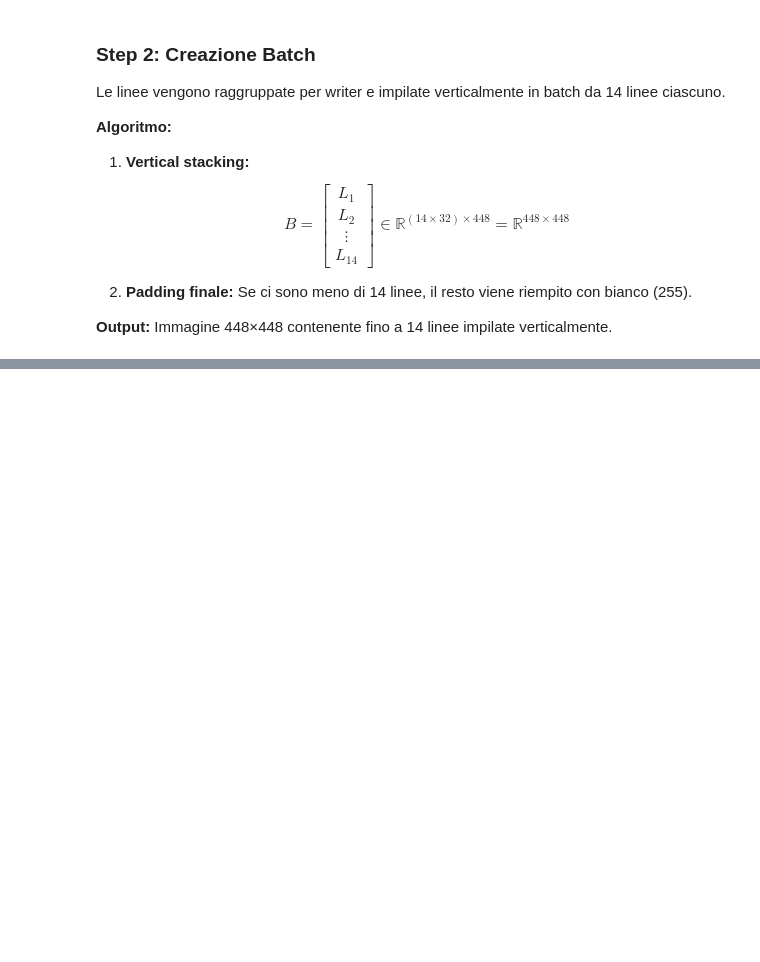
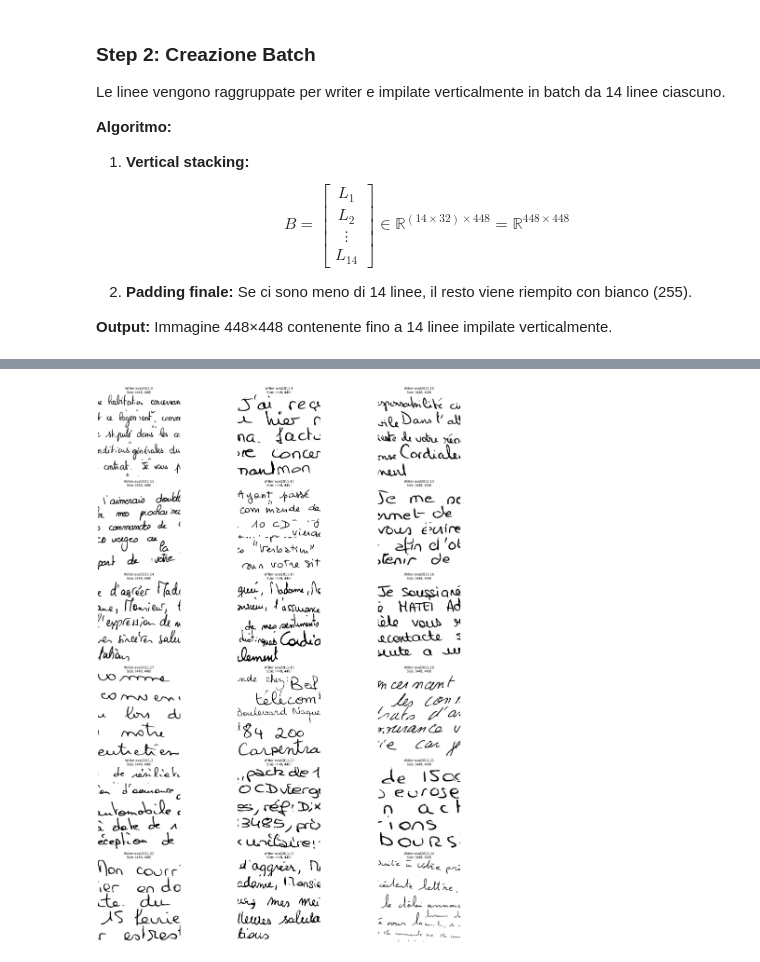
Before and after one commit to lorenzo-arcioni/HandVerify, a Jupyter notebook: notebooks/Datasets Preprocessing.ipynb, the cells around one changed output, grey strips where cells are left out. Drawn from its saved outputs; the diff is of its cells as text; code cells hidden in the pictures; blank space fills up the shorter version.

```diff
--- a/notebooks/Datasets Preprocessing.ipynb
+++ b/notebooks/Datasets Preprocessing.ipynb
@@ -763,74 +865,69 @@ Le linee vengono raggruppate per writer e impilate verticalmente in batch da 14
 # %%
-"""Pipeline completa RIMES con altezza uniforme per author"""
-
-if os.path.exists(RIMES_OUTPUT): shutil.rmtree(RIMES_OUTPUT)  # elimina la cartella e tutto il contenuto
-os.makedirs(RIMES_OUTPUT)
-
-# Raggruppa per writer
-writer_images = defaultdict(list)
-print("📂 Scanning RIMES dataset...")
-for img_name in tqdm(sorted(os.listdir(RIMES_INPUT))):
-    if not img_name.endswith(('.jpg', '.png', '.jpeg')):
-        continue
-
-    parts = img_name.split('-')
-    if len(parts) < 2:
-        continue
-
-    writer_id = parts[1].split('_')[0]
-    writer_images[writer_id].append(os.path.join(RIMES_INPUT, img_name))
-
-print(f"✅ Found {len(writer_images)} writers\n")
-
+# Processa per writer
 # Processa per writer
 total_batches = 0
+total_mosaics = 0
+
 for writer_id, image_paths in tqdm(writer_images.items(), desc="RIMES writers"):
     writer_folder = os.path.join(RIMES_OUTPUT, writer_id)
     os.makedirs(writer_folder, exist_ok=True)
 
-    # Prima passata: preprocessa e trova altezza minima
+    # Preprocessa tutte le righe del writer
     cropped_lines = []
-    min_height = float('inf')
-
     for img_path in image_paths:
         img = cv2.imread(img_path)
         if img is not None:
             line_splits = preprocess_rimes_line(img)
-            for line in line_splits:
-                cropped_lines.append(line)
-                min_height = min(min_height, line.shape[0])
+            cropped_lines.extend(line_splits)
 
     if not cropped_lines:
         continue
 
-    # Assicurati che l'altezza sia ragionevole
-    min_height = max(min_height, 20)
-    min_height = min(min_height, LINE_HEIGHT)
+    # Resize ogni riga ad altezza fissa GLOBALE (stessa per tutti i writer)
+    resized_lines = [resize_to_row_height(line, ROW_HEIGHT) for line in cropped_lines]
 
-    # Seconda passata: resize TUTTE le linee alla stessa altezza (quella minima)
-    lines = []
-    for cropped_line in cropped_lines:
-        resized_line = resize_to_fixed_height(cropped_line, min_height, TARGET_SIZE)
-        lines.append(resized_line)
+    # Concatena tutte le righe in un unico nastro orizzontale continuo,
+    # con un piccolo gap bianco tra una riga originale e la successiva
+    gap_col = np.full((ROW_HEIGHT, LINE_GAP), 255, dtype=np.uint8)
+    strip_parts = []
+    for i, line in enumerate(resized_lines):
+        if i > 0:
+            strip_parts.append(gap_col)
+        strip_parts.append(line)
+    strip = np.hstack(strip_parts)
 
-    # Verifica che tutte le linee abbiano la stessa altezza
-    assert all(line.shape[0] == min_height for line in lines), "Le linee non hanno tutte la stessa altezza!"
+    # Taglia il nastro in fette larghe esattamente TARGET_SIZE
+    total_w = strip.shape[1]
+    chunks = []
+    for x in range(0, total_w, TARGET_SIZE):
+        chunk = strip[:, x:x + TARGET_SIZE]
+        if chunk.shape[1] < TARGET_SIZE:
+            pad = np.full((ROW_HEIGHT, TARGET_SIZE - chunk.shape[1]), 255, dtype=np.uint8)
+            chunk = np.hstack([chunk, pad])
+        chunks.append(chunk)
 
-    # Crea batch - ora tutte le linee hanno la stessa altezza garantita
-    for i in range(0, len(lines), LINES_PER_BATCH):
-        batch_lines = lines[i:i + LINES_PER_BATCH]
-        batch = np.vstack(batch_lines)
+    # Impila LINES_PER_BATCH fette per volta per formare ogni batch 448x448
+    writer_batches = []  # tiene in memoria i batch di QUESTO writer per il passo mosaico
+    for i in range(0, len(chunks), LINES_PER_BATCH):
+        batch_rows = chunks[i:i + LINES_PER_BATCH]
+        batch = np.vstack(batch_rows)
 
-        canvas = np.full((TARGET_SIZE, TARGET_SIZE), 255, dtype=np.uint8)
-        canvas[:batch.shape[0], :] = batch
+        if batch.shape[0] < TARGET_SIZE:
+            pad = np.full((TARGET_SIZE - batch.shape[0], TARGET_SIZE), 255, dtype=np.uint8)
+            batch = np.vstack([batch, pad])
 
         cv2.imwrite(
             os.path.join(writer_folder, f"batch_{total_batches:03d}.png"),
-            canvas
+            batch
         )
+        writer_batches.append(batch)
         total_batches += 1
 
-print(f"✅ RIMES Complete! Writers: {len(writer_images)} | Batches: {total_batches}\n")
+    # NUOVO: crea mosaici 2x2 combinando i batch di questo writer
+    n_mosaics = build_mosaics_for_writer(writer_batches, writer_folder)
+    total_mosaics += n_mosaics
+
+print(f"✅ RIMES Complete! Writers: {len(writer_images)} | Batches: {total_batches} | Mosaici: {total_mosaics}\n")
 
 # Visualizza
 visualize_samples(RIMES_OUTPUT, 'rimes_samples.png')
@@ -839,0 +956 @@ print(f"📊 Output: {RIMES_OUTPUT}\n")
+[figure, new version]
```
Also changed, not shown: parts of 7 cells of this notebook, 5 other files.
